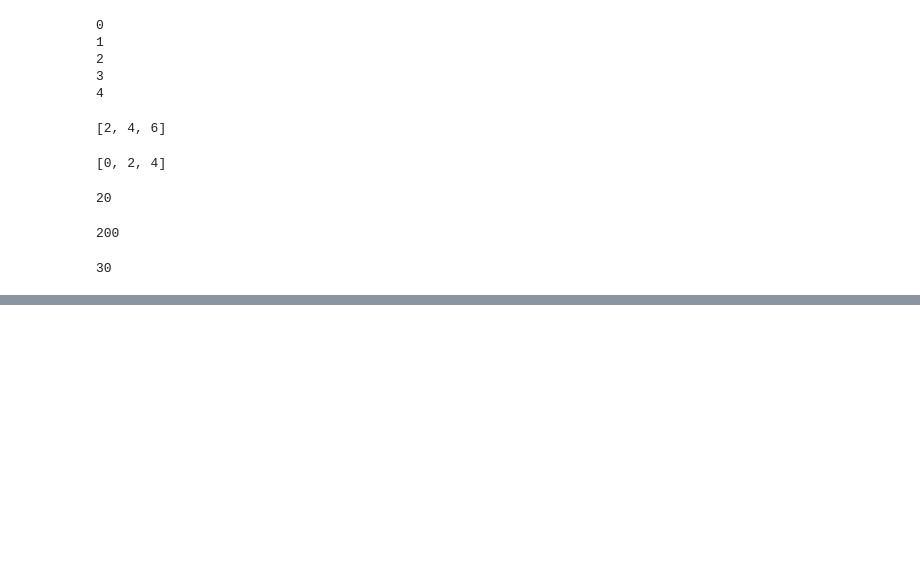
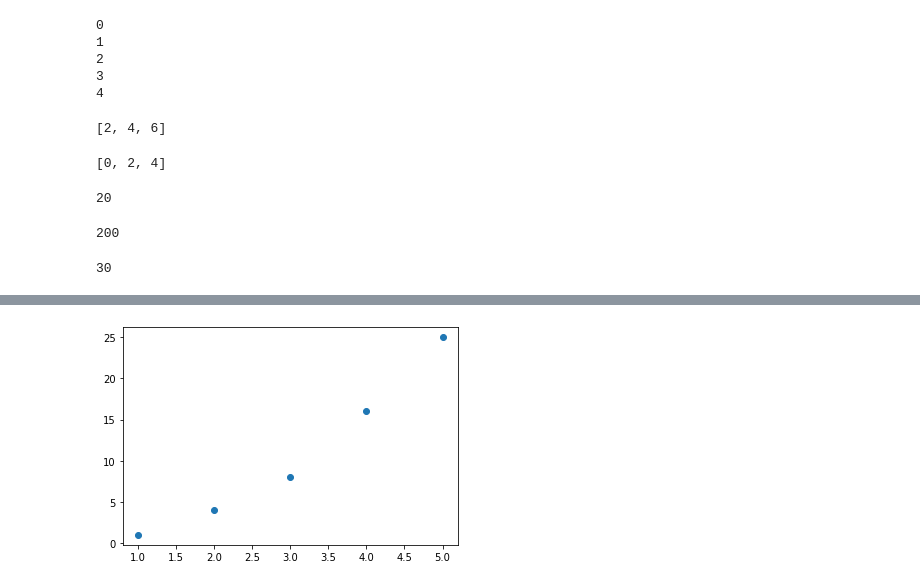
Before and after one commit to tadashi000000/googlecolab001, a Jupyter notebook: notebook001.ipynb, the cells around one changed output, grey strips where cells are left out. Saved outputs shown, nothing was run; the diff lists cells and outputs as text; code cells hidden in the pictures; blank space fills up the shorter version.

```diff
--- a/notebook001.ipynb
+++ b/notebook001.ipynb
@@ -149,0 +455,10 @@ print(func(*tap001))
+# %%
+#散布図
+import numpy as np
+import matplotlib.pyplot as plt
+x = np.array([1, 2, 3, 4, 5]) #x座標
+y = np.array([1, 4, 8, 16, 25]) #y座標
+plt.scatter(x,y) #散布図のプロット
+plt.show()
+# %% [output]
+[figure, added]
```
Also changed, not shown: parts of 40 cells of this notebook.
